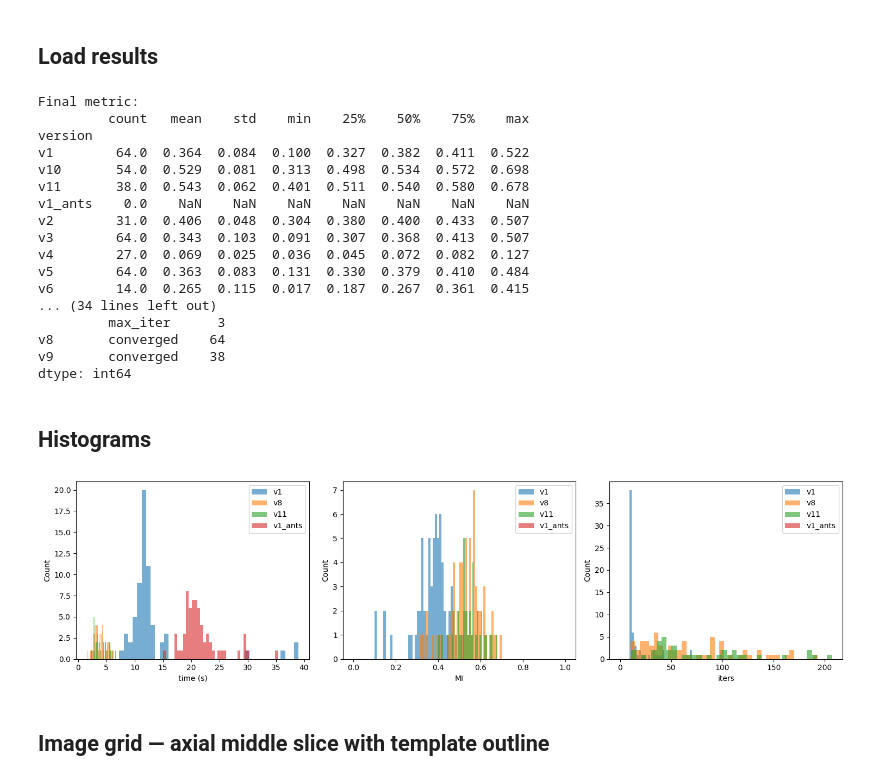
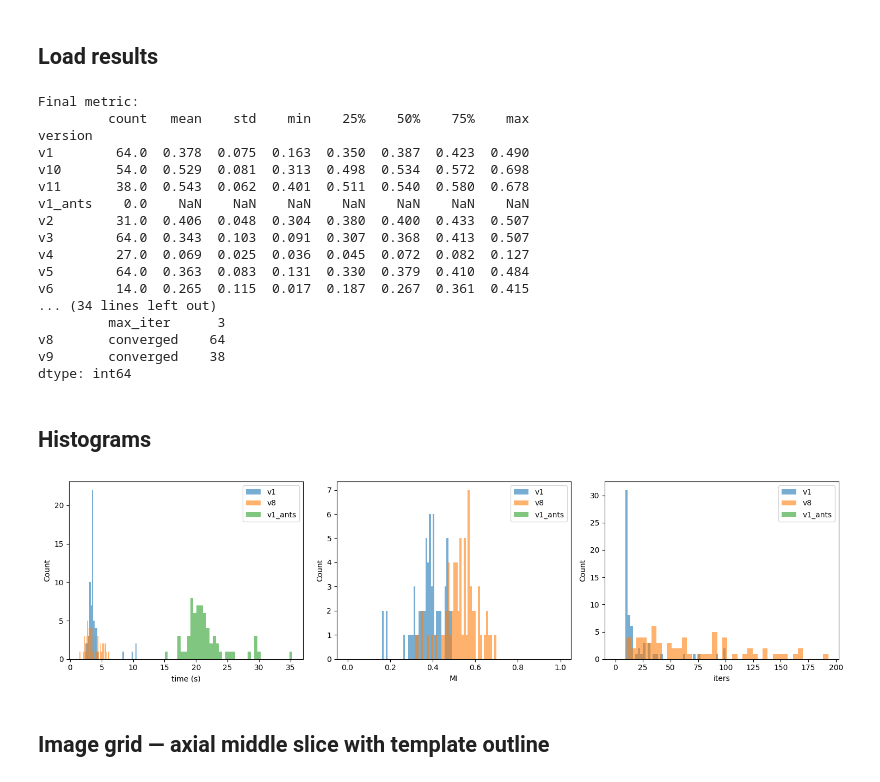
Before and after one commit to clane9/smri-fm, a Jupyter notebook: experiments/registration_testing/analysis.ipynb, the cells around one changed output. Drawn from its saved outputs; the diff is of its cells as text; code cells hidden in the pictures.

```diff
--- a/experiments/registration_testing/analysis.ipynb
+++ b/experiments/registration_testing/analysis.ipynb
@@ -16,6 +16,8 @@ OUTPUT_DIR = Path("output")
 
 records = []
 for jsonl in OUTPUT_DIR.glob("*/results.jsonl"):
+    if ".old" in str(jsonl):
+        continue
     records.extend(pd.read_json(jsonl, lines=True).to_dict("records"))
 
 df = pd.DataFrame(records)
@@ -49,7 +51,7 @@ print(df.groupby(["version", "stop_type"]).size())
 Final metric:
          count   mean    std    min    25%    50%    75%    max
 version
-v1        64.0  0.364  0.084  0.100  0.327  0.382  0.411  0.522
+v1        64.0  0.378  0.075  0.163  0.350  0.387  0.423  0.490
 v10       54.0  0.529  0.081  0.313  0.498  0.534  0.572  0.698
 v11       38.0  0.543  0.062  0.401  0.511  0.540  0.580  0.678
 v1_ants    0.0    NaN    NaN    NaN    NaN    NaN    NaN    NaN
@@ -67,27 +69,27 @@ dtype: int64
 ## Histograms
 # %%
 # versions = sorted(df["version"].unique())
-versions = ["v1", "v8", "v11", "v1_ants"]
+versions = ["v1", "v8", "v1_ants"]
 
 metrics = [
     ("run_time", "time (s)"),
     ("final_metric", "MI"),
     ("n_iter", "iters"),
 ]
 
 fig, axes = plt.subplots(1, len(metrics), figsize=(5 * len(metrics), 4))
 
 for ax, (col, label) in zip(axes, metrics):
     for version in versions:
         vals = df.loc[df["version"] == version, col].dropna()
         ax.hist(vals, bins=40, alpha=0.6, label=version)
     ax.set_xlabel(label)
     ax.set_ylabel("Count")
     ax.legend()
 
 fig.tight_layout()
 # %% [output]
-[figure, old version]
+[figure, new version]
 # %% [markdown]
 ## Image grid — axial middle slice with template outline
 # %%
```
Also changed, not shown: parts of 1 cell of this notebook, 6 other files.
